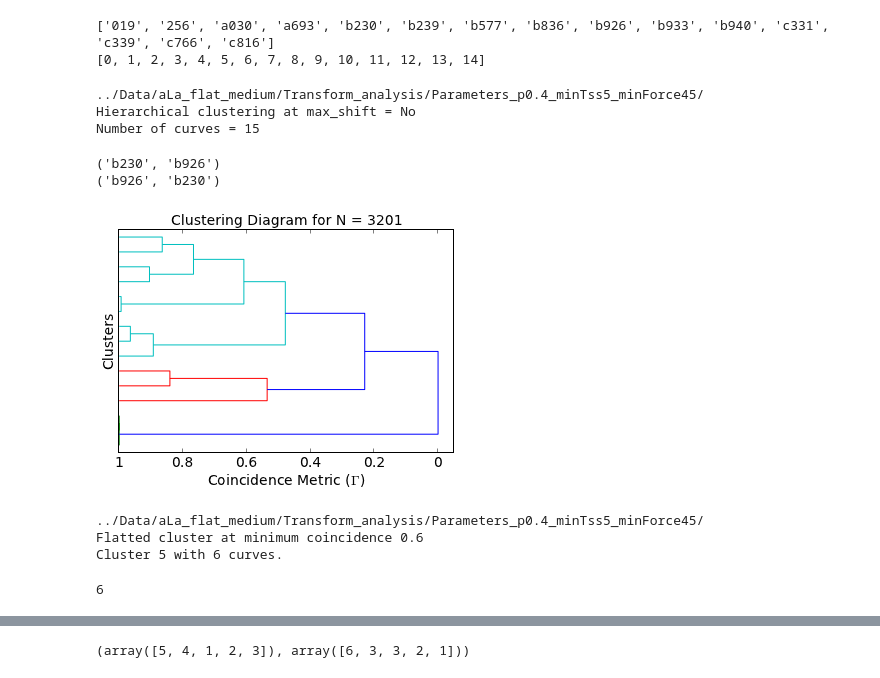
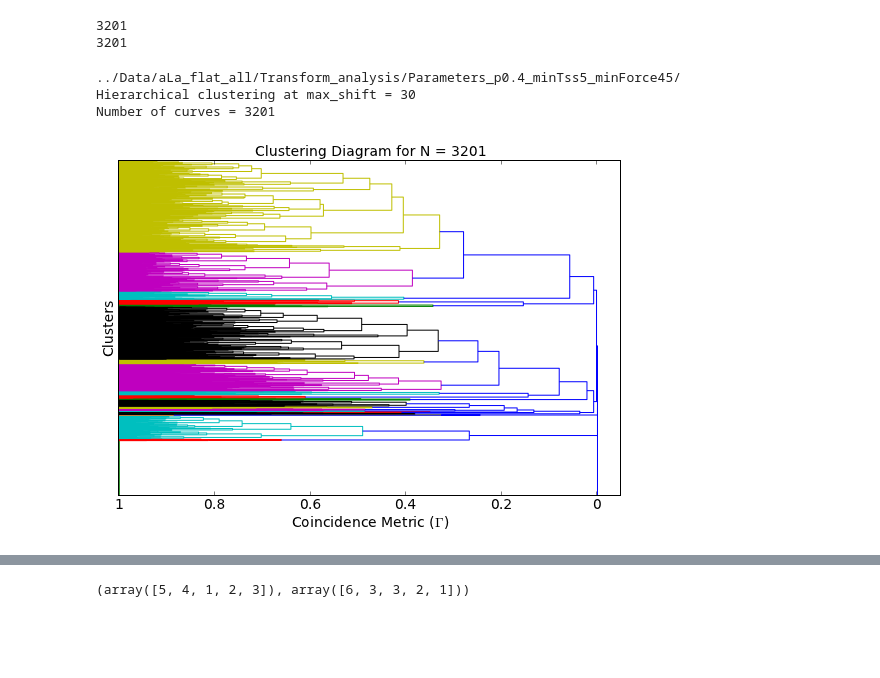
Before and after one commit to hilaryjoyce/smfs-data-analysis, a Jupyter notebook: cluster testing.ipynb, the cells around one changed output, grey strips where cells are left out. Cells and saved outputs as stored; diff of their text form; code cells hidden in the pictures; blank space fills up the shorter version.

Commit message:
Status of things before going to change inheritence of flat clustering.

```diff
--- a/cluster testing.ipynb
+++ b/cluster testing.ipynb
@@ -5,33 +8,28 @@
 import Cluster.clustering as c
 import scipy.cluster.hierarchy as hier
 # %%
-parameter_folder = "../Data/aLa_flat_medium/Transform_analysis/Parameters_p0.4_minTss5_minForce45/"
-shift = 'No'
-coincidence_folder = parameter_folder+"NoShift/"
+parameter_folder = "../Data/aLa_flat_all/Transform_analysis/Parameters_p0.4_minTss5_minForce45/"
+shift = 30
+coincidence_folder = parameter_folder+"Shift_30/"
 # %%
 coa = c.CoAnalysis(parameter_folder, shift)
 # %%
-print coa.list_curve_names()
-print coa.list_curve_indexes()
+print len(coa.list_curve_names())
+print len(coa.list_curve_indexes())
 # %% [output]
-['019', '256', 'a030', 'a693', 'b230', 'b239', 'b577', 'b836', 'b926', 'b933', 'b940', 'c331', 'c339', 'c766', 'c816']
-[0, 1, 2, 3, 4, 5, 6, 7, 8, 9, 10, 11, 12, 13, 14]
+3201
+3201
 # %%
 print coa
 # %% [output]
-../Data/aLa_flat_medium/Transform_analysis/Parameters_p0.4_minTss5_minForce45/
-Hierarchical clustering at max_shift = No
-Number of curves = 15
+../Data/aLa_flat_all/Transform_analysis/Parameters_p0.4_minTss5_minForce45/
+Hierarchical clustering at max_shift = 30
+Number of curves = 3201
-# %%
-print coa.map_pair_to_indexes(4, 8)
-print coa.map_pair_to_indexes(8,4)
-# %% [output]
-('b230', 'b926')
-('b926', 'b230')
 # %%
 Z = coa.hierarchical_cluster()
-# %%
-coa.plot_dendrogram();
-# %% [output]
-[figure, removed]
+# %%
+figsize(9,6)
+coa.plot_dendrogram(Z);
+# %% [output]
+[figure, added]
 # %%
@@ -40,6 +36,0 @@ c5 = c.Cluster(F, 5)
-# %%
-print c5
-# %% [output]
-../Data/aLa_flat_medium/Transform_analysis/Parameters_p0.4_minTss5_minForce45/
-Flatted cluster at minimum coincidence 0.6
-Cluster 5 with 6 curves.
@@ -49,4 +36,0 @@ curve_list = c5.list_curve_indexes()
-# %%
-len(curve_list)
-# %% [output]
-6
```
Also changed, not shown: parts of 10 cells of this notebook, 2 other files.
